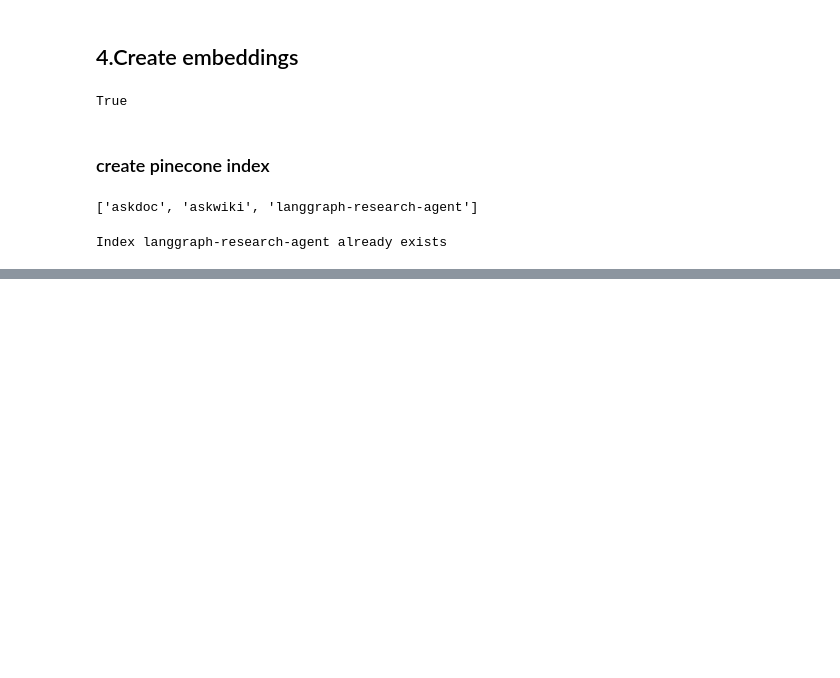
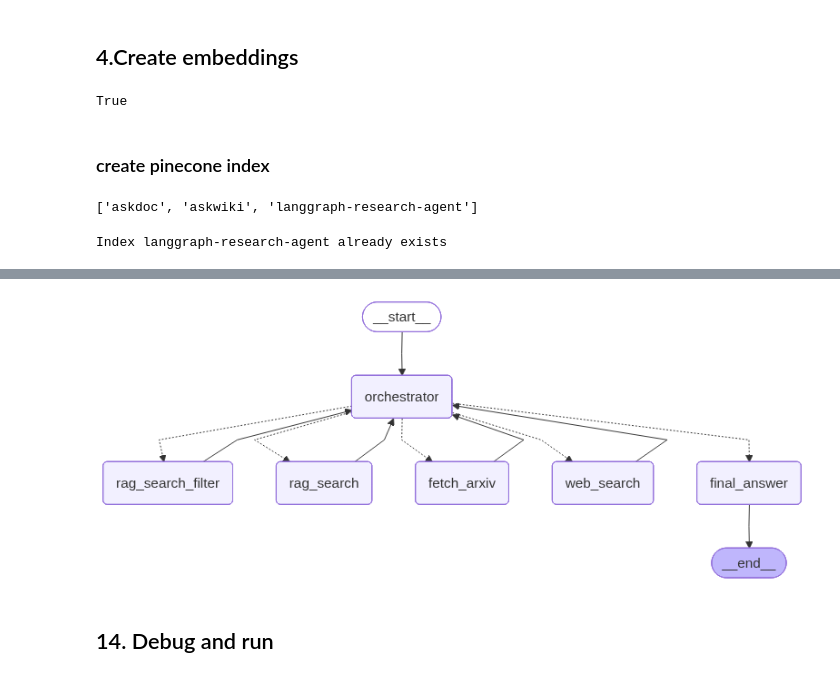
Before and after one commit to anikul24/ai-ml-genai-projects, a Jupyter notebook: Research Agent/research_agent_langgraph.ipynb, the cells around one changed output, grey strips where cells are left out. Saved outputs shown, nothing was run; the diff lists cells and outputs as text; code cells hidden in the pictures; blank space fills up the shorter version.

```diff
--- a/Research Agent/research_agent_langgraph.ipynb
+++ b/Research Agent/research_agent_langgraph.ipynb
@@ -413,0 +1084,8 @@ HTTP response body: {"code":3,"message":"Request size 3MB exceeds the maximum su
+# %%
+from IPython.display import Image,display
+
+display(Image(runnable.get_graph().draw_mermaid_png()))
+# %% [output]
+[figure, added]
+# %% [markdown]
+## 14. Debug and run
```
Also changed, not shown: parts of 53 cells of this notebook, 1 other file.
